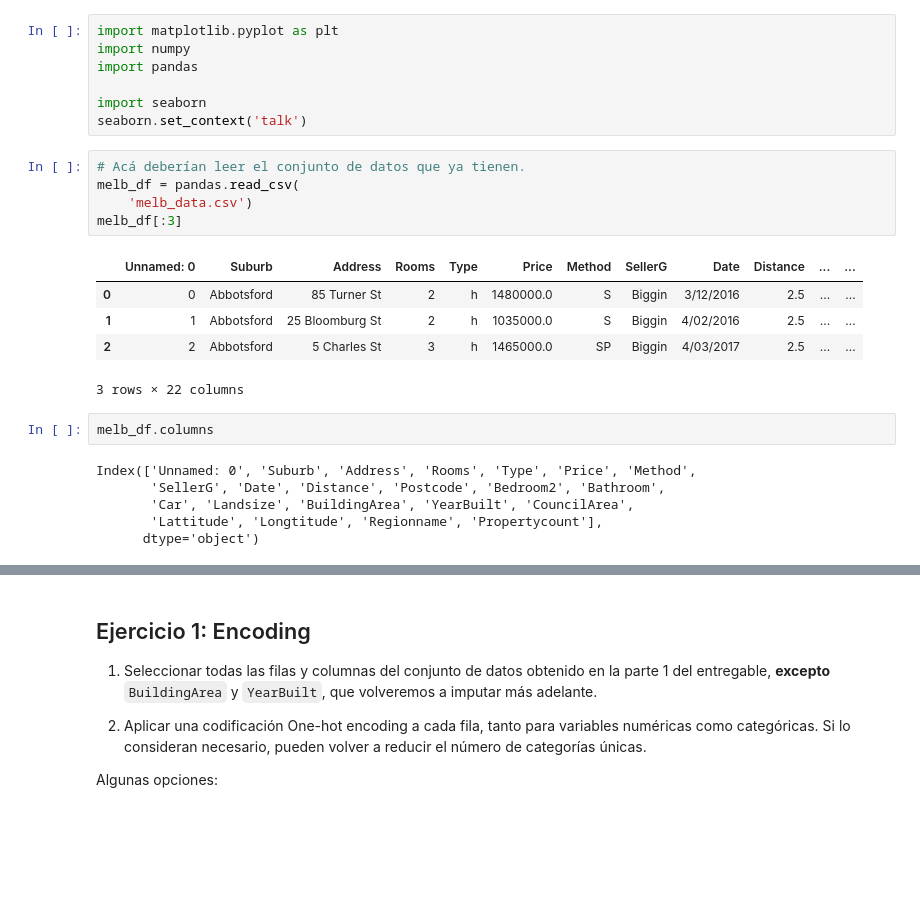
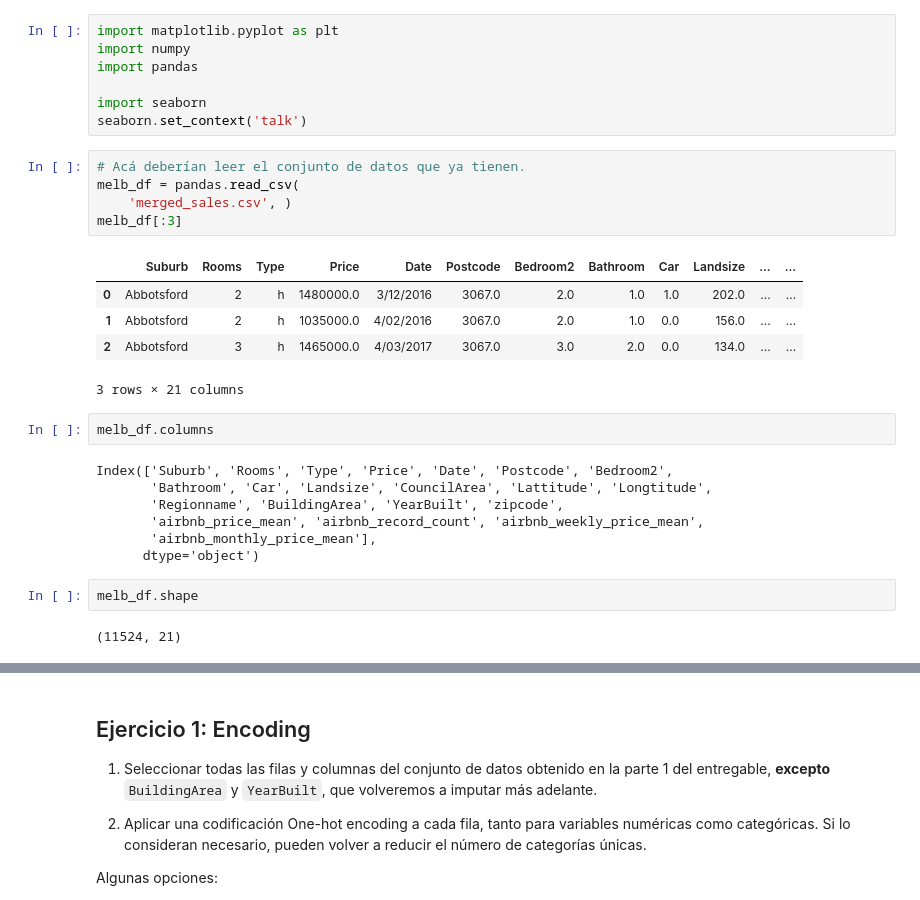
Before and after one commit to cgoviedo/Diplodatos, a Jupyter notebook: analisis_curacion/Entregable_Parte_2.ipynb, the cells around one changed output, grey strips where cells are left out. Cells and saved outputs as stored; diff of their text form; blank space fills up the shorter version.

```diff
--- a/analisis_curacion/Entregable_Parte_2.ipynb
+++ b/analisis_curacion/Entregable_Parte_2.ipynb
@@ -27,19 +27,24 @@ seaborn.set_context('talk')
 # %%
 # Acá deberían leer el conjunto de datos que ya tienen.
 melb_df = pandas.read_csv(
-    'melb_data.csv')
+    'merged_sales.csv', )
 melb_df[:3]
 # %% [output]
-|  | Unnamed: 0 | Suburb | Address | Rooms | Type | Price | Method | SellerG | Date | Distance | ... | ... |
-| 0 | 0 | Abbotsford | 85 Turner St | 2 | h | 1480000.0 | S | Biggin | 3/12/2016 | 2.5 | ... | ... |
-| 1 | 1 | Abbotsford | 25 Bloomburg St | 2 | h | 1035000.0 | S | Biggin | 4/02/2016 | 2.5 | ... | ... |
-| 2 | 2 | Abbotsford | 5 Charles St | 3 | h | 1465000.0 | SP | Biggin | 4/03/2017 | 2.5 | ... | ... |
+|  | Suburb | Rooms | Type | Price | Date | Postcode | Bedroom2 | Bathroom | Car | Landsize | ... | ... |
+| 0 | Abbotsford | 2 | h | 1480000.0 | 3/12/2016 | 3067.0 | 2.0 | 1.0 | 1.0 | 202.0 | ... | ... |
+| 1 | Abbotsford | 2 | h | 1035000.0 | 4/02/2016 | 3067.0 | 2.0 | 1.0 | 0.0 | 156.0 | ... | ... |
+| 2 | Abbotsford | 3 | h | 1465000.0 | 4/03/2017 | 3067.0 | 3.0 | 2.0 | 0.0 | 134.0 | ... | ... |
-3 rows × 22 columns
+3 rows × 21 columns
 # %%
 melb_df.columns
 # %% [output]
-Index(['Unnamed: 0', 'Suburb', 'Address', 'Rooms', 'Type', 'Price', 'Method',
-       'SellerG', 'Date', 'Distance', 'Postcode', 'Bedroom2', 'Bathroom',
-       'Car', 'Landsize', 'BuildingArea', 'YearBuilt', 'CouncilArea',
-       'Lattitude', 'Longtitude', 'Regionname', 'Propertycount'],
+Index(['Suburb', 'Rooms', 'Type', 'Price', 'Date', 'Postcode', 'Bedroom2',
+       'Bathroom', 'Car', 'Landsize', 'CouncilArea', 'Lattitude', 'Longtitude',
+       'Regionname', 'BuildingArea', 'YearBuilt', 'zipcode',
+       'airbnb_price_mean', 'airbnb_record_count', 'airbnb_weekly_price_mean',
+       'airbnb_monthly_price_mean'],
       dtype='object')
+# %%
+melb_df.shape
+# %% [output]
+(11524, 21)
```
Also changed, not shown: parts of 16 cells of this notebook, 1 other file.
